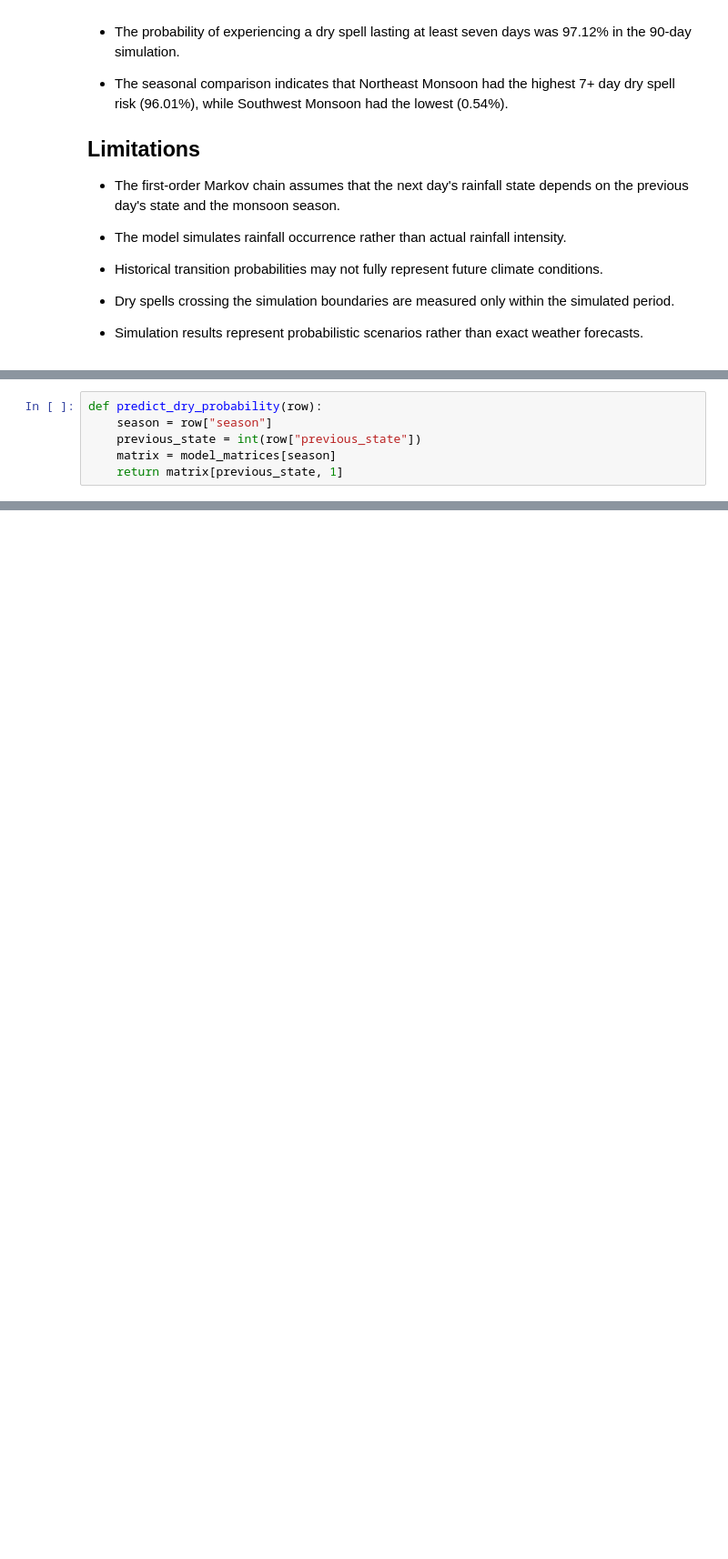
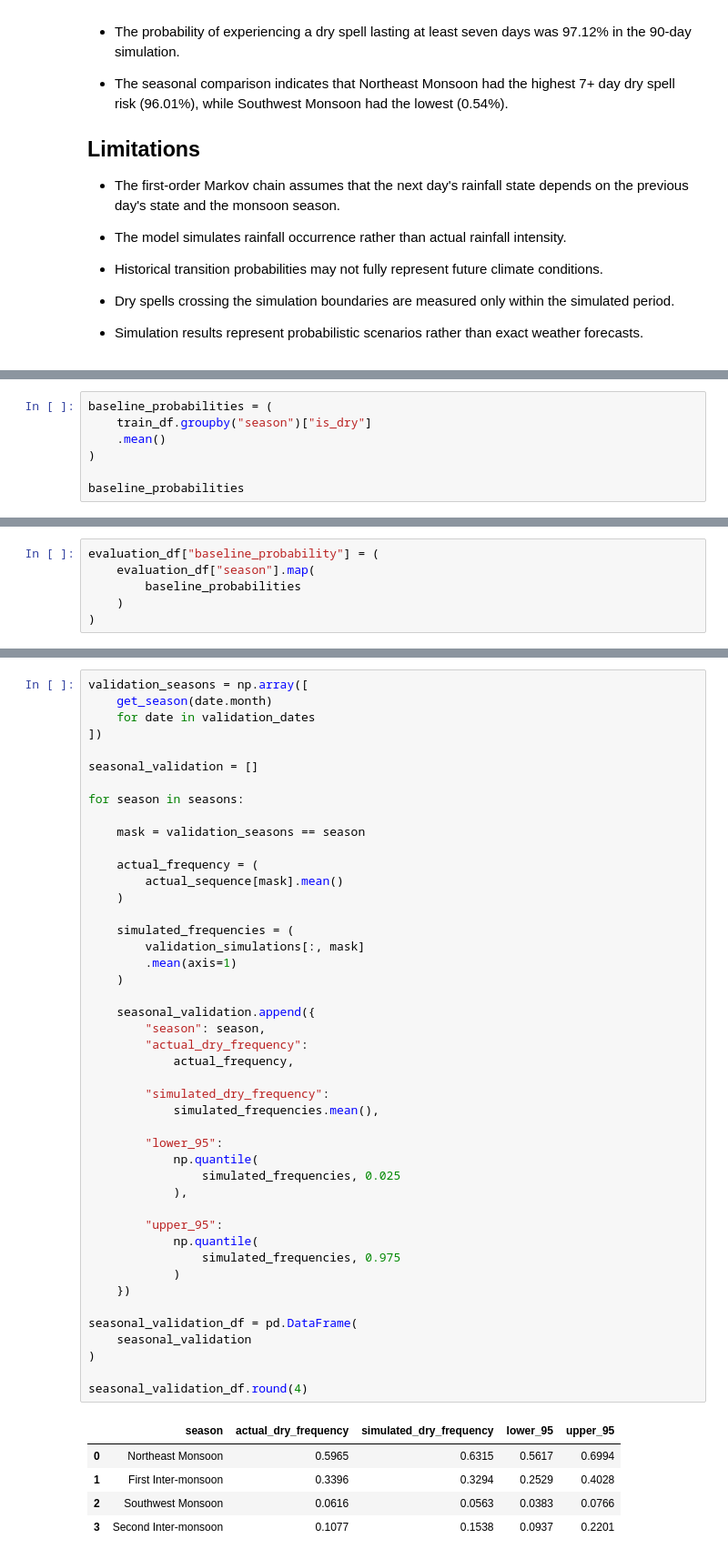
Before and after one commit to NikiniBandara/colombo-monsoon-dry-spell-simulator, a Jupyter notebook: notebook/colombo-monsoon-dry-spell-simulator.ipynb, the cells around one changed output, grey strips where cells are left out. Shown at 91% size. Drawn from its saved outputs; the diff is of its cells as text; blank space fills up the shorter version.

Commit message:
Refine model validation and evaluation

```diff
--- a/notebook/colombo-monsoon-dry-spell-simulator.ipynb
+++ b/notebook/colombo-monsoon-dry-spell-simulator.ipynb
@@ -1405,6 +1375,0 @@ Daily evaluation records: 2556
-# %%
-def predict_dry_probability(row):
-    season = row["season"]
-    previous_state = int(row["previous_state"])
-    matrix = model_matrices[season]
-    return matrix[previous_state, 1]
@@ -1784,0 +1471,7 @@ simulated.
+# %%
+baseline_probabilities = (
+    train_df.groupby("season")["is_dry"]
+    .mean()
+)
+
+baseline_probabilities
@@ -1784,0 +1485,6 @@ simulated.
+# %%
+evaluation_df["baseline_probability"] = (
+    evaluation_df["season"].map(
+        baseline_probabilities
+    )
+)
@@ -1784,0 +1826,51 @@ simulated.
+# %%
+validation_seasons = np.array([
+    get_season(date.month)
+    for date in validation_dates
+])
+
+seasonal_validation = []
+
+for season in seasons:
+
+    mask = validation_seasons == season
+
+    actual_frequency = (
+        actual_sequence[mask].mean()
+    )
+
+    simulated_frequencies = (
+        validation_simulations[:, mask]
+        .mean(axis=1)
+    )
+
+    seasonal_validation.append({
+        "season": season,
+        "actual_dry_frequency":
+            actual_frequency,
+
+        "simulated_dry_frequency":
+            simulated_frequencies.mean(),
+
+        "lower_95":
+            np.quantile(
+                simulated_frequencies, 0.025
+            ),
+
+        "upper_95":
+            np.quantile(
+                simulated_frequencies, 0.975
+            )
+    })
+
+seasonal_validation_df = pd.DataFrame(
+    seasonal_validation
+)
+
+seasonal_validation_df.round(4)
+# %% [output]
+|  | season | actual_dry_frequency | simulated_dry_frequency | lower_95 | upper_95 |
+| 0 | Northeast Monsoon | 0.5965 | 0.6315 | 0.5617 | 0.6994 |
+| 1 | First Inter-monsoon | 0.3396 | 0.3294 | 0.2529 | 0.4028 |
+| 2 | Southwest Monsoon | 0.0616 | 0.0563 | 0.0383 | 0.0766 |
+| 3 | Second Inter-monsoon | 0.1077 | 0.1538 | 0.0937 | 0.2201 |
```
Also changed, not shown: parts of 51 cells of this notebook.
